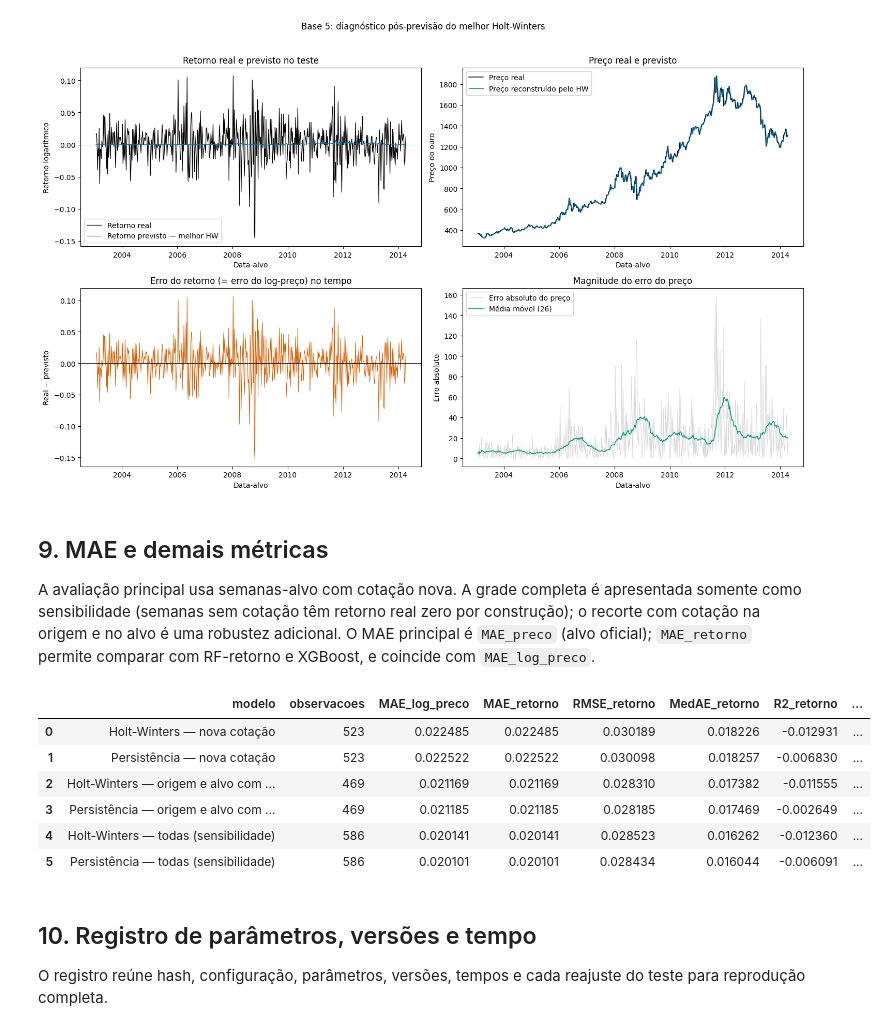
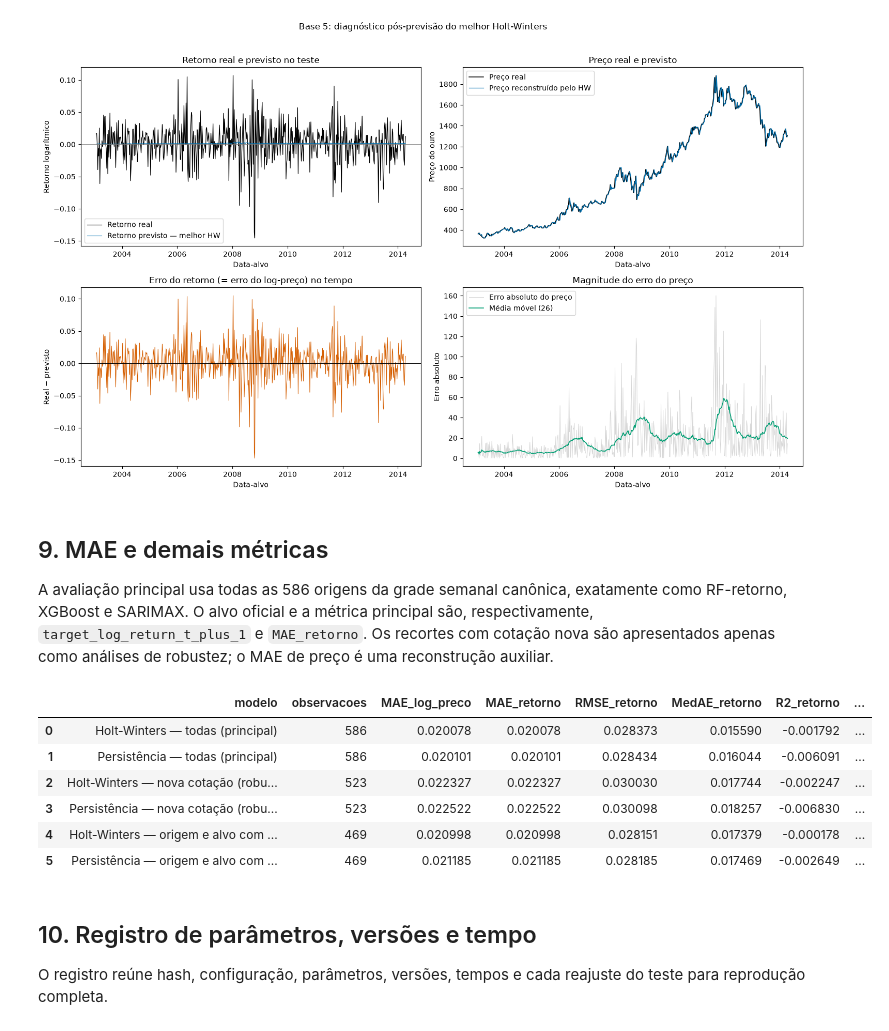
Before and after one commit to lemosriosl/TrabalhoDanielModelos, a Jupyter notebook: notebooks/base_05-grupo5_HW.ipynb, the cells around one changed output. Drawn from its saved outputs; the diff is of its cells as text; code cells hidden in the pictures.

```diff
--- a/notebooks/base_05-grupo5_HW.ipynb
+++ b/notebooks/base_05-grupo5_HW.ipynb
@@ -65,11 +67,9 @@ WEEKLY_RULE = 'W-FRI'
 STL_PERIOD = 52
 TRAIN_RATIO = .75
 RANDOM_STATE = 42
-REFIT_EVERY = 1          # 1 = reestima alpha/beta/gamma/phi em toda origem de teste, como o RF
-ALVO = 'price'           # 'price' -> target_price_t_plus_1 | 'log_price' -> target_log_price_t_plus_1
-assert ALVO in ('price', 'log_price')
-TARGET = 'target_price_t_plus_1' if ALVO == 'price' else 'target_log_price_t_plus_1'
-LOG_TARGET = 'target_log_price_t_plus_1'
+REFIT_EVERY = 1
+ALVO = 'return'
+TARGET = ALVO_CANONICO
 np.random.seed(RANDOM_STATE)
 # %% [markdown]
 ## 2. Ingestão e auditoria do CSV atual
@@ -518,7 +505,7 @@ for block_start in range(0, n_test, REFIT_EVERY):
 evaluation_seconds = time.perf_counter() - evaluation_start
 
 predictions = test_df[[
-    'DATE', 'target_date', 'price_t', 'target_price_t_plus_1', LOG_TARGET,
+    'DATE', 'target_date', 'price_t', 'target_price_t_plus_1',
     'target_log_return_t_plus_1', 'target_has_new_quote', 'has_source_observation_t',
 ]].copy()
 predictions = predictions.rename(columns={'target_log_return_t_plus_1': 'y_true_return'})
@@ -526,16 +513,25 @@ predictions['pred_hw_escala_modelo'] = np.asarray(prediction_values)
 predictions['model_refit_origin'] = prediction_refits
 predictions['state_data_cutoff'] = state_cutoffs
 assert (predictions.state_data_cutoff <= predictions.DATE).all()
-predictions['price_pred_hw'] = to_price(predictions.pred_hw_escala_modelo)
+predictions['y_pred_return_hw'] = predictions.pred_hw_escala_modelo.astype(float)
+predictions['price_pred_hw'] = predictions.price_t * np.exp(predictions.y_pred_return_hw)
 assert predictions.price_pred_hw.gt(0).all(), 'previsão de preço não positiva'
-predictions['y_pred_return_hw'] = np.log(predictions.price_pred_hw / predictions.price_t)
 predictions['y_pred_return_zero'] = 0.
 predictions['price_pred_persistence'] = predictions.price_t
-predictions['residual_log_price_hw'] = predictions[LOG_TARGET] - np.log(predictions.price_pred_hw)
 predictions['residual_return_hw'] = predictions.y_true_return - predictions.y_pred_return_hw
-assert np.allclose(predictions.residual_log_price_hw, predictions.residual_return_hw)
 predictions['residual_price_hw'] = predictions.target_price_t_plus_1 - predictions.price_pred_hw
 predictions['absolute_error_price_hw'] = predictions.residual_price_hw.abs()
+
+contract_predictions = pd.DataFrame({
+    'origin_time': predictions.DATE,
+    'target_time': predictions.target_date,
+    'y_true': predictions.y_true_return,
+    'y_pred': predictions.y_pred_return_hw,
+    'training_target_cutoff': predictions.state_data_cutoff,
+})
+validate_prediction_contract(
+    contract_predictions, test_df, expected_target_col=ALVO_CANONICO,
+)
 observed_predictions = predictions.loc[predictions.target_has_new_quote.eq(1)].copy()
 
 fit_log = pd.DataFrame(fit_rows)
@@ -598,57 +594,57 @@ plt.tight_layout(); plt.show()
 # %% [markdown]
 ## 9. MAE e demais métricas
 
-A avaliação principal usa semanas-alvo com cotação nova. A grade completa é apresentada somente como
-sensibilidade (semanas sem cotação têm retorno real zero por construção); o recorte com cotação na
-origem e no alvo é uma robustez adicional. O MAE principal é `MAE_preco` (alvo oficial); `MAE_retorno`
-permite comparar com RF-retorno e XGBoost, e coincide com `MAE_log_preco`.
+A avaliação principal usa todas as 586 origens da grade semanal canônica, exatamente como RF-retorno,
+XGBoost e SARIMAX. O alvo oficial e a métrica principal são, respectivamente,
+`target_log_return_t_plus_1` e `MAE_retorno`. Os recortes com cotação nova são apresentados apenas
+como análises de robustez; o MAE de preço é uma reconstrução auxiliar.
 # %%
 def metric_row(name, return_prediction, price_prediction, subset=None):
     mask = pd.Series(True, index=predictions.index) if subset is None else subset
     actual_return = predictions.loc[mask, 'y_true_return']
     predicted_return = np.asarray(return_prediction)[mask.to_numpy()]
     actual_price = predictions.loc[mask, 'target_price_t_plus_1']
     predicted_price = np.asarray(price_prediction)[mask.to_numpy()]
     return {
         'modelo': name, 'observacoes': int(mask.sum()),
-        'MAE_log_preco': mean_absolute_error(predictions.loc[mask, LOG_TARGET],
-                                             predictions.loc[mask, 'price_t'].pipe(np.log) + predicted_return),
+        'MAE_log_preco': mean_absolute_error(actual_return, predicted_return),
         'MAE_retorno': mean_absolute_error(actual_return, predicted_return),
         'RMSE_retorno': mean_squared_error(actual_return, predicted_return) ** .5,
         'MedAE_retorno': median_absolute_error(actual_return, predicted_return),
         'R2_retorno': r2_score(actual_return, predicted_return),
         'vies_retorno': np.mean(actual_return - predicted_return),
         'acuracia_direcional': np.mean(np.sign(actual_return) == np.sign(predicted_return)),
         'MAE_preco': mean_absolute_error(actual_price, predicted_price),
     }
 
 new_quote = predictions.target_has_new_quote.eq(1)
 origin_and_target_quote = predictions.has_source_observation_t.eq(1) & new_quote
 metrics = pd.DataFrame([
-    metric_row('Holt-Winters — nova cotação', predictions.y_pred_return_hw, predictions.price_pred_hw, new_quote),
-    metric_row('Persistência — nova cotação', predictions.y_pred_return_zero, predictions.price_pred_persistence, new_quote),
-    metric_row('Holt-Winters — origem e alvo com cotação', predictions.y_pred_return_hw, predictions.price_pred_hw, origin_and_target_quote),
-    metric_row('Persistência — origem e alvo com cotação', predictions.y_pred_return_zero, predictions.price_pred_persistence, origin_and_target_quote),
-    metric_row('Holt-Winters — todas (sensibilidade)', predictions.y_pred_return_hw, predictions.price_pred_hw),
-    metric_row('Persistência — todas (sensibilidade)', predictions.y_pred_return_zero, predictions.price_pred_persistence),
+    metric_row('Holt-Winters — todas (principal)', predictions.y_pred_return_hw, predictions.price_pred_hw),
+    metric_row('Persistência — todas (principal)', predictions.y_pred_return_zero, predictions.price_pred_persistence),
+    metric_row('Holt-Winters — nova cotação (robustez)', predictions.y_pred_return_hw, predictions.price_pred_hw, new_quote),
+    metric_row('Persistência — nova cotação (robustez)', predictions.y_pred_return_zero, predictions.price_pred_persistence, new_quote),
+    metric_row('Holt-Winters — origem e alvo com cotação (robustez)', predictions.y_pred_return_hw, predictions.price_pred_hw, origin_and_target_quote),
+    metric_row('Persistência — origem e alvo com cotação (robustez)', predictions.y_pred_return_zero, predictions.price_pred_persistence, origin_and_target_quote),
 ])
 metrics['skill_mae_preco_vs_persistencia'] = np.nan
 metrics['skill_mae_retorno_vs_persistencia'] = np.nan
-for suffix in ('nova cotação', 'origem e alvo com cotação', 'todas (sensibilidade)'):
+for suffix in ('todas (principal)', 'nova cotação (robustez)', 'origem e alvo com cotação (robustez)'):
     base = metrics.loc[metrics.modelo.eq(f'Persistência — {suffix}')].iloc[0]
     scope = metrics.modelo.str.endswith(suffix)
     metrics.loc[scope, 'skill_mae_preco_vs_persistencia'] = 1 - metrics.loc[scope, 'MAE_preco'] / base.MAE_preco
     metrics.loc[scope, 'skill_mae_retorno_vs_persistencia'] = 1 - metrics.loc[scope, 'MAE_retorno'] / base.MAE_retorno
 assert np.allclose(metrics.MAE_log_preco, metrics.MAE_retorno)
+assert int(metrics.iloc[0].observacoes) == len(test_df) == 586
 display(metrics)
 # %% [output]
 |  | modelo | observacoes | MAE_log_preco | MAE_retorno | RMSE_retorno | MedAE_retorno | R2_retorno | ... |
-| 0 | Holt-Winters — nova cotação | 523 | 0.022485 | 0.022485 | 0.030189 | 0.018226 | -0.012931 | ... |
-| 1 | Persistência — nova cotação | 523 | 0.022522 | 0.022522 | 0.030098 | 0.018257 | -0.006830 | ... |
-| 2 | Holt-Winters — origem e alvo com ... | 469 | 0.021169 | 0.021169 | 0.028310 | 0.017382 | -0.011555 | ... |
-| 3 | Persistência — origem e alvo com ... | 469 | 0.021185 | 0.021185 | 0.028185 | 0.017469 | -0.002649 | ... |
-| 4 | Holt-Winters — todas (sensibilidade) | 586 | 0.020141 | 0.020141 | 0.028523 | 0.016262 | -0.012360 | ... |
-| 5 | Persistência — todas (sensibilidade) | 586 | 0.020101 | 0.020101 | 0.028434 | 0.016044 | -0.006091 | ... |
+| 0 | Holt-Winters — todas (principal) | 586 | 0.020078 | 0.020078 | 0.028373 | 0.015590 | -0.001792 | ... |
+| 1 | Persistência — todas (principal) | 586 | 0.020101 | 0.020101 | 0.028434 | 0.016044 | -0.006091 | ... |
+| 2 | Holt-Winters — nova cotação (robu... | 523 | 0.022327 | 0.022327 | 0.030030 | 0.017744 | -0.002247 | ... |
+| 3 | Persistência — nova cotação (robu... | 523 | 0.022522 | 0.022522 | 0.030098 | 0.018257 | -0.006830 | ... |
+| 4 | Holt-Winters — origem e alvo com ... | 469 | 0.020998 | 0.020998 | 0.028151 | 0.017379 | -0.000178 | ... |
+| 5 | Persistência — origem e alvo com ... | 469 | 0.021185 | 0.021185 | 0.028185 | 0.017469 | -0.002649 | ... |
 # %% [markdown]
 ## 10. Registro de parâmetros, versões e tempo
 
```
Also changed, not shown: parts of 11 cells of this notebook, 13 other files.
